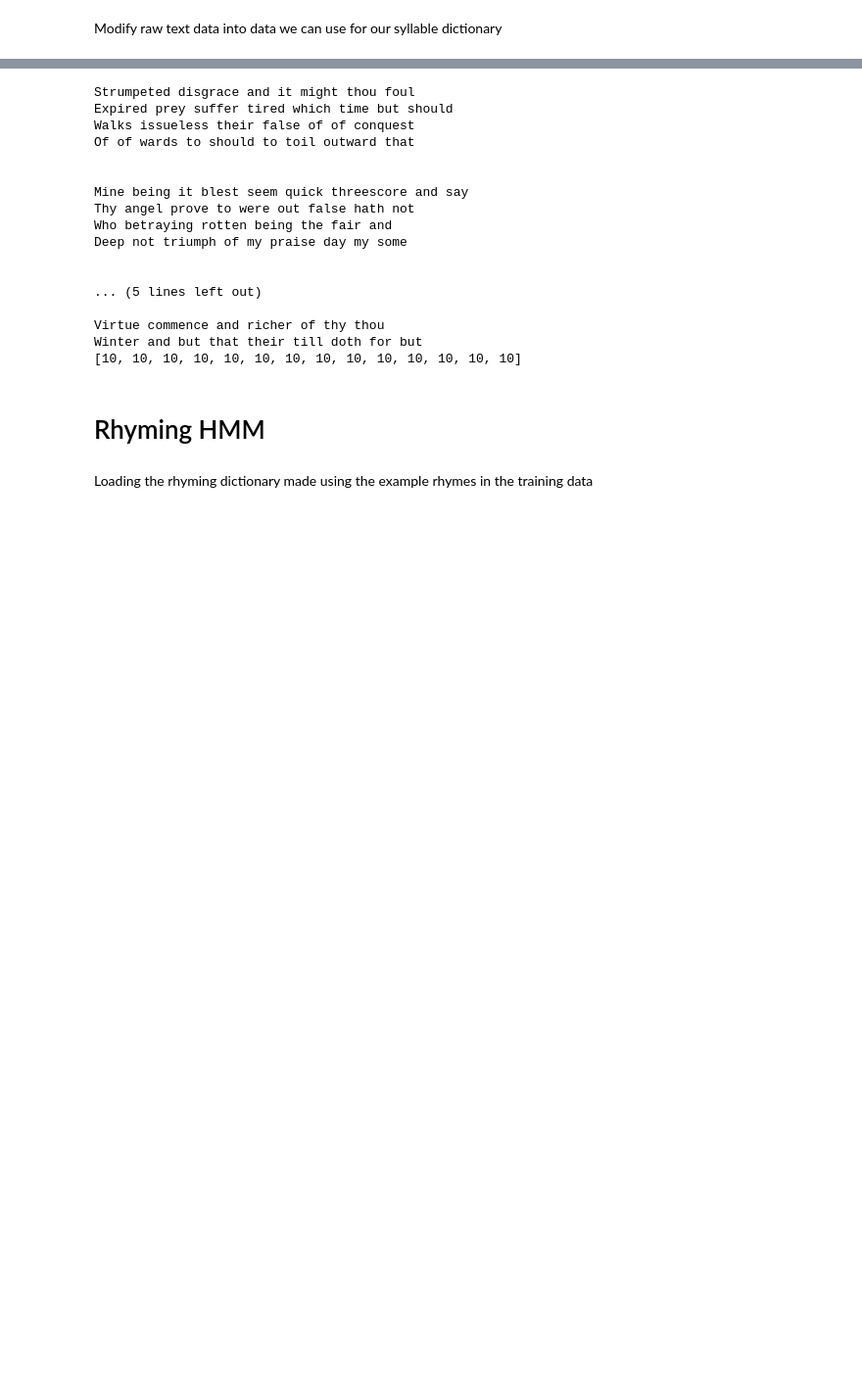
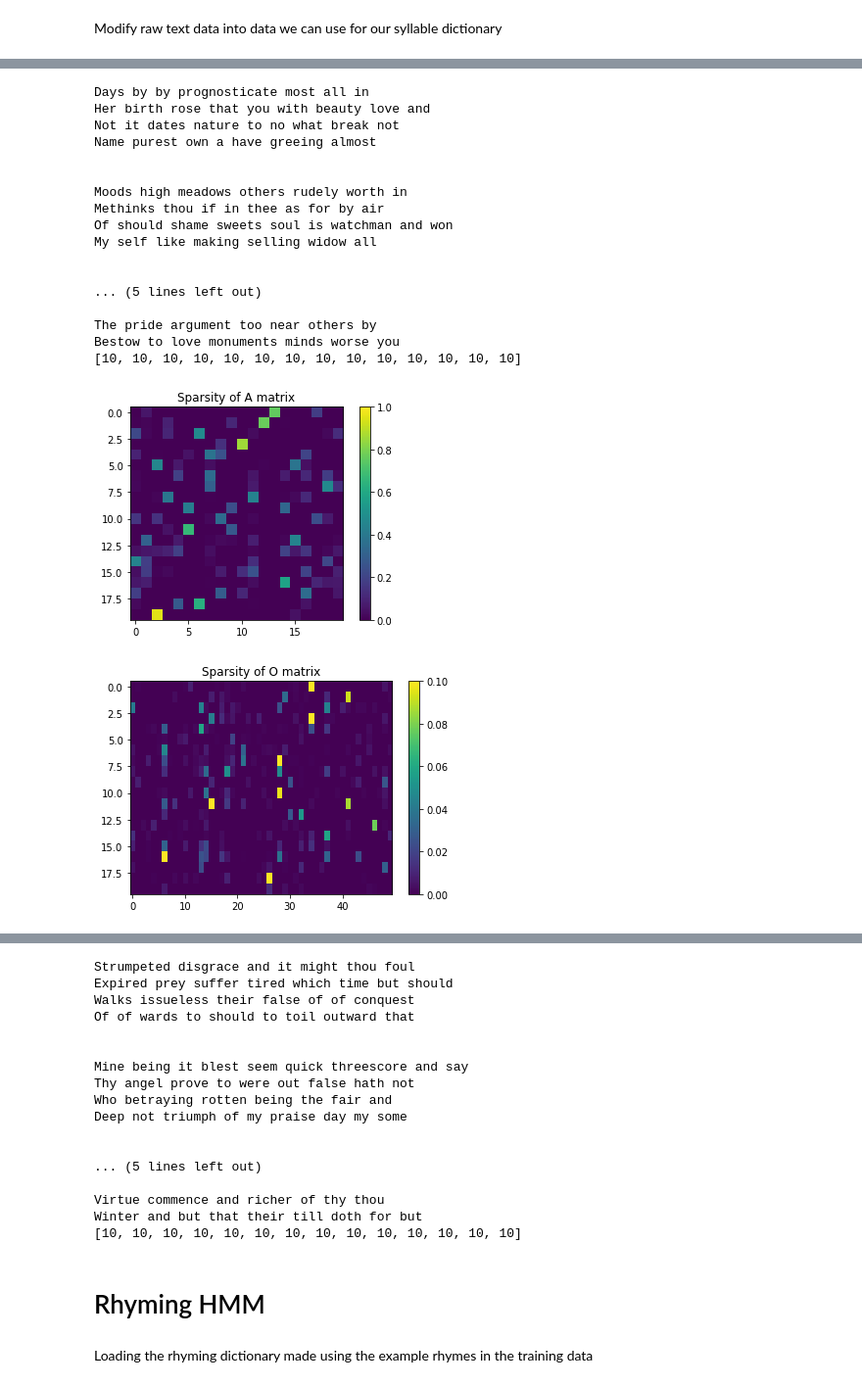
Before and after one commit to treyra/CS155_miniproject3, a Jupyter notebook: Indecision_Trees_Notebook_MiniProject_3.ipynb, the cells around one changed output, grey strips where cells are left out. Shown: that part at 98% size. Cells and saved outputs as stored; diff of their text form; code cells hidden in the pictures; blank space fills up the shorter version.

```diff
--- a/Indecision_Trees_Notebook_MiniProject_3.ipynb
+++ b/Indecision_Trees_Notebook_MiniProject_3.ipynb
@@ -1023,0 +1152,31 @@ print(obs_map)
+# %%
+response = requests.get('https://github.com/treyra/CS155_miniproject3/blob/main/trained_hmms/20_50_A.npy?raw=true')
+response.raise_for_status()
+loadA = np.load(io.BytesIO(response.content))
+response = requests.get('https://github.com/treyra/CS155_miniproject3/blob/main/trained_hmms/20_50_O.npy?raw=true')
+response.raise_for_status()
+loadO = np.load(io.BytesIO(response.content))
+hmm20 = SonnetHiddenMarkovModel(loadA, loadO,rhyme_array,syl_dict,obs_map)
+hmm20.generate_sonnet()
+
+visualize_sparsities(hmm20, O_max_cols=50)
+# %% [output]
+Days by by prognosticate most all in
+Her birth rose that you with beauty love and
+Not it dates nature to no what break not
+Name purest own a have greeing almost
+
+
+Moods high meadows others rudely worth in
+Methinks thou if in thee as for by air
+Of should shame sweets soul is watchman and won
+My self like making selling widow all
+
+
+... (5 lines left out)
+
+The pride argument too near others by
+Bestow to love monuments minds worse you
+[10, 10, 10, 10, 10, 10, 10, 10, 10, 10, 10, 10, 10, 10]
+[figure, added]
+[figure, added]
```
Also changed, not shown: parts of 19 cells of this notebook.
